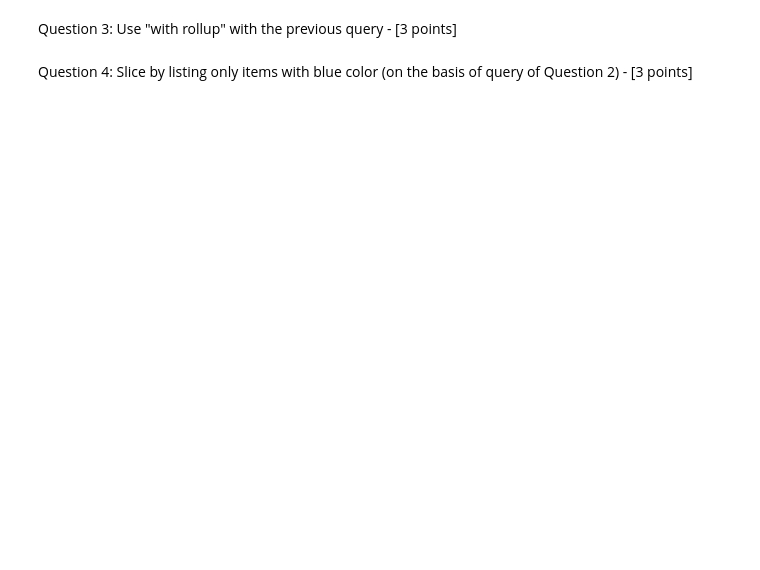
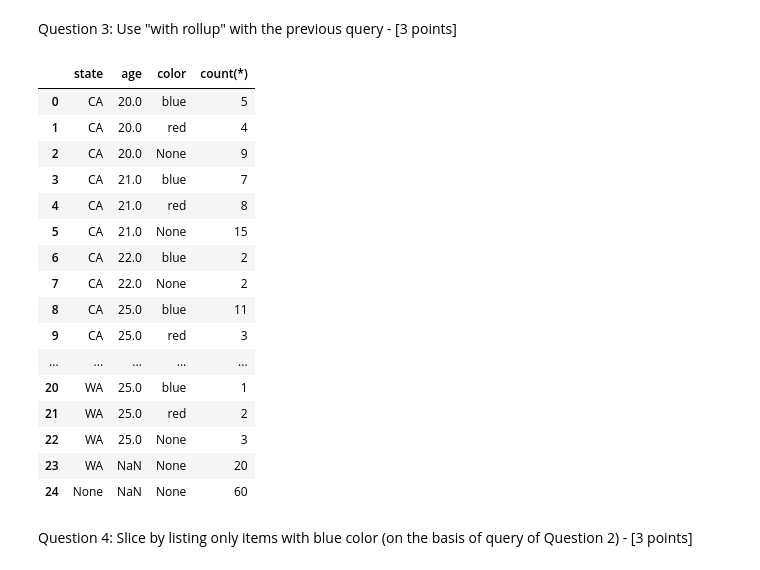
Before and after one commit to CougarBellinger/ISTA-322-FA24, a Jupyter notebook: Classwork/Labs/DE_Lab5_olap_cougar_bellinger.ipynb, the cells around one changed output. Saved outputs shown, nothing was run; the diff lists cells and outputs as text; code cells hidden in the pictures; blank space fills up the shorter version.

```diff
--- a/Classwork/Labs/DE_Lab5_olap_cougar_bellinger.ipynb
+++ b/Classwork/Labs/DE_Lab5_olap_cougar_bellinger.ipynb
@@ -156,2 +301,28 @@ Question 3: Use "with rollup" with the previous query - [3 points]
+# %%
+sql = """
+SELECT state, age, color, count(*)
+FROM salesdb_sales F, salesdb_store S, salesdb_customer C, salesdb_item I
+WHERE F.storeID=S.storeID AND F.custID=C.custID AND F.itemID=I.itemID
+GROUP BY state, age, color WITH ROLLUP;
+"""
+run_query(sql)
+# %% [output]
+|  | state | age | color | count(*) |
+| 0 | CA | 20.0 | blue | 5 |
+| 1 | CA | 20.0 | red | 4 |
+| 2 | CA | 20.0 | None | 9 |
+| 3 | CA | 21.0 | blue | 7 |
+| 4 | CA | 21.0 | red | 8 |
+| 5 | CA | 21.0 | None | 15 |
+| 6 | CA | 22.0 | blue | 2 |
+| 7 | CA | 22.0 | None | 2 |
+| 8 | CA | 25.0 | blue | 11 |
+| 9 | CA | 25.0 | red | 3 |
+| ... | ... | ... | ... | ... |
+| 20 | WA | 25.0 | blue | 1 |
+| 21 | WA | 25.0 | red | 2 |
+| 22 | WA | 25.0 | None | 3 |
+| 23 | WA | NaN | None | 20 |
+| 24 | None | NaN | None | 60 |
 # %% [markdown]
 Question 4: Slice by listing only items with blue color (on the basis of query of Question 2) - [3 points]
```
Also changed, not shown: parts of 22 cells of this notebook, 1 other file.
